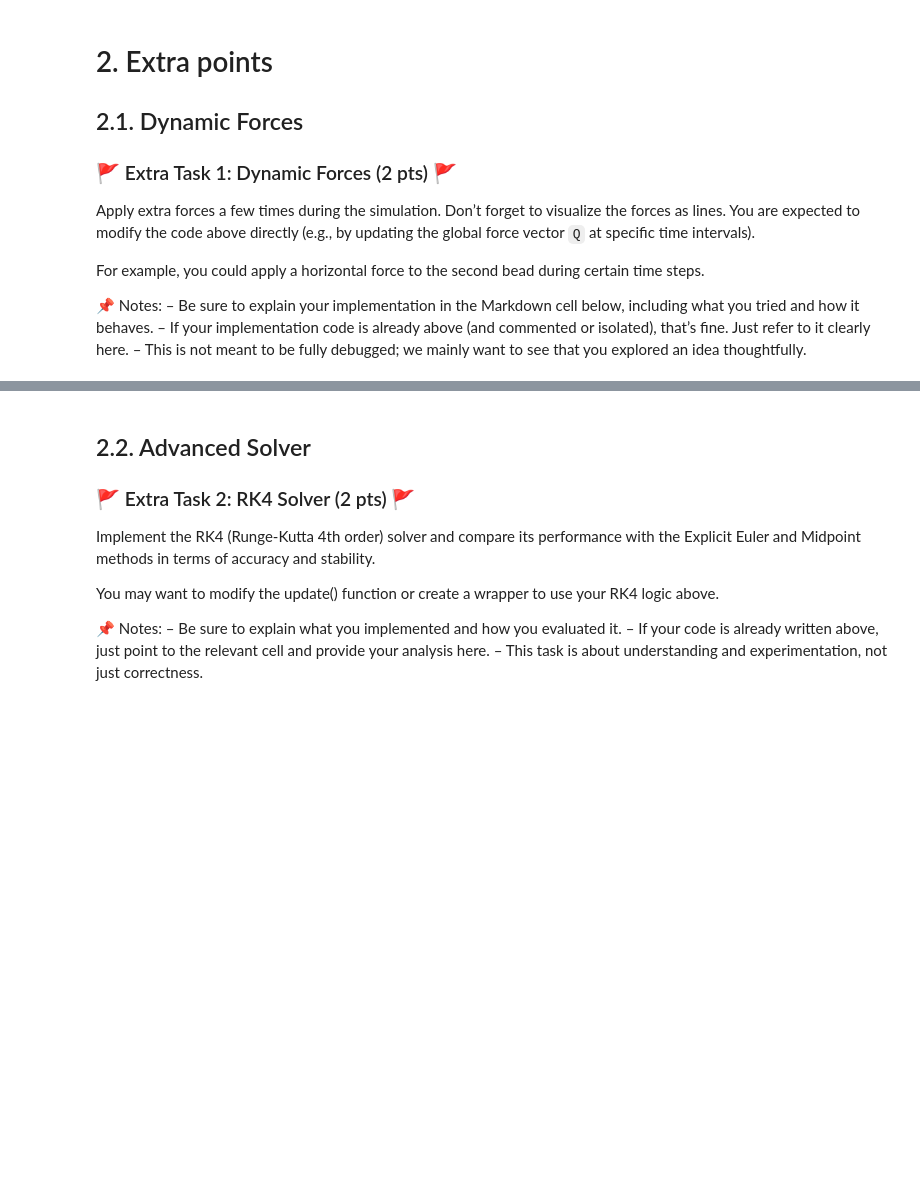
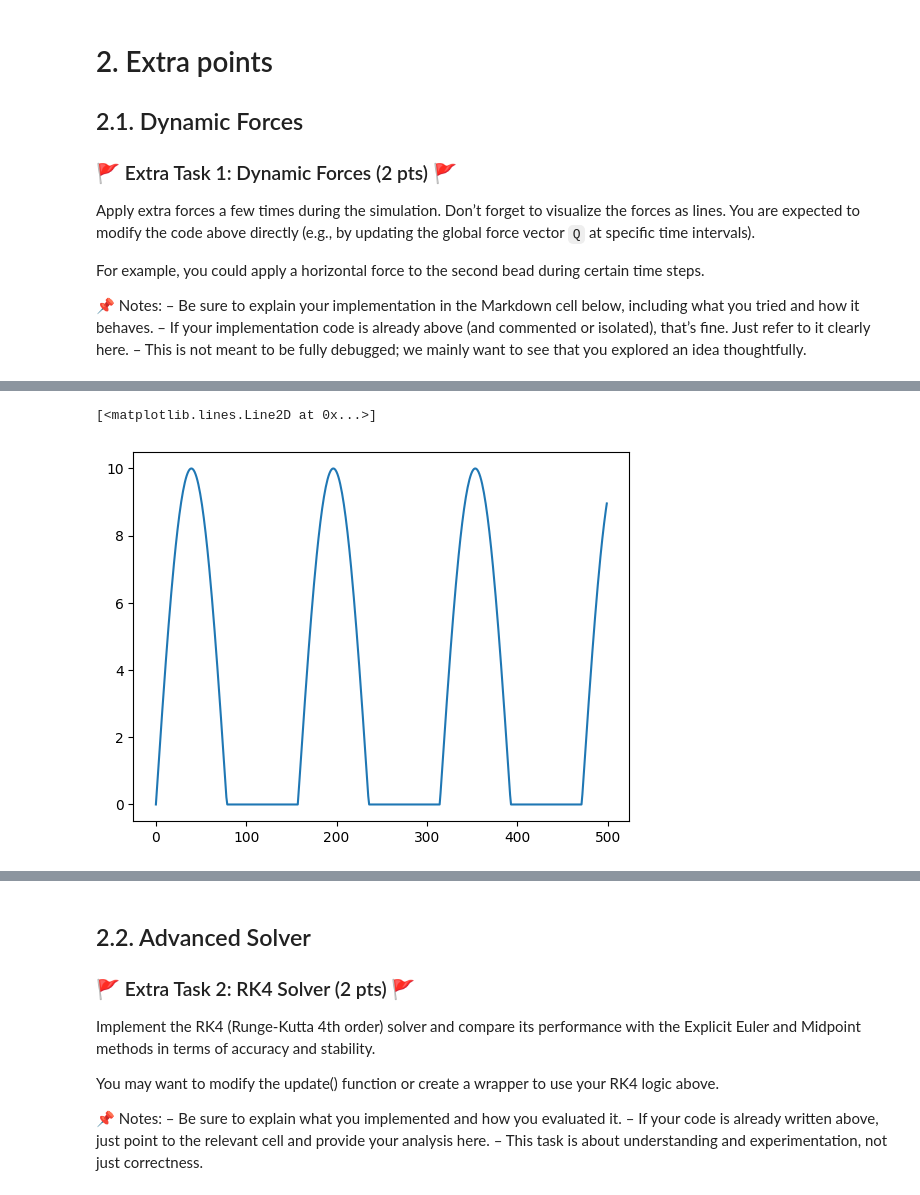
Before and after one commit to Robin0265/CS7496_A3, a Jupyter notebook: P3_Tinkertoy.ipynb, the cells around one changed output, grey strips where cells are left out. Cells and saved outputs as stored; diff of their text form; code cells hidden in the pictures; blank space fills up the shorter version.

```diff
--- a/P3_Tinkertoy.ipynb
+++ b/P3_Tinkertoy.ipynb
@@ -1644,0 +1779,6 @@ For example, you could apply a horizontal force to the second bead during certai
+# %%
+plt.Figure()
+plt.plot(force_array[:, 0], force_array[:, 1])
+# %% [output]
+[<matplotlib.lines.Line2D at 0x...>]
+[figure, added]
```
Also changed, not shown: parts of 11 cells of this notebook, 1 other file.
